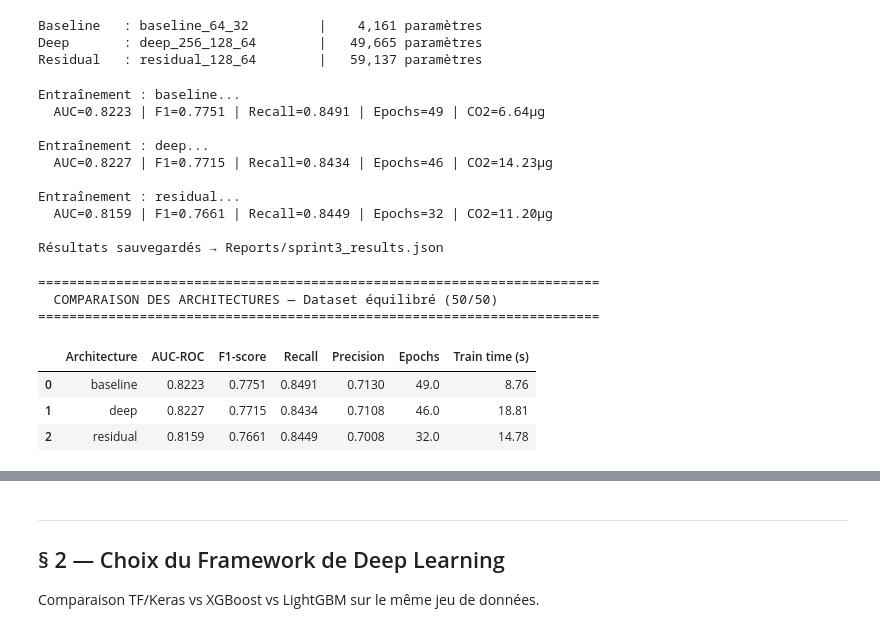
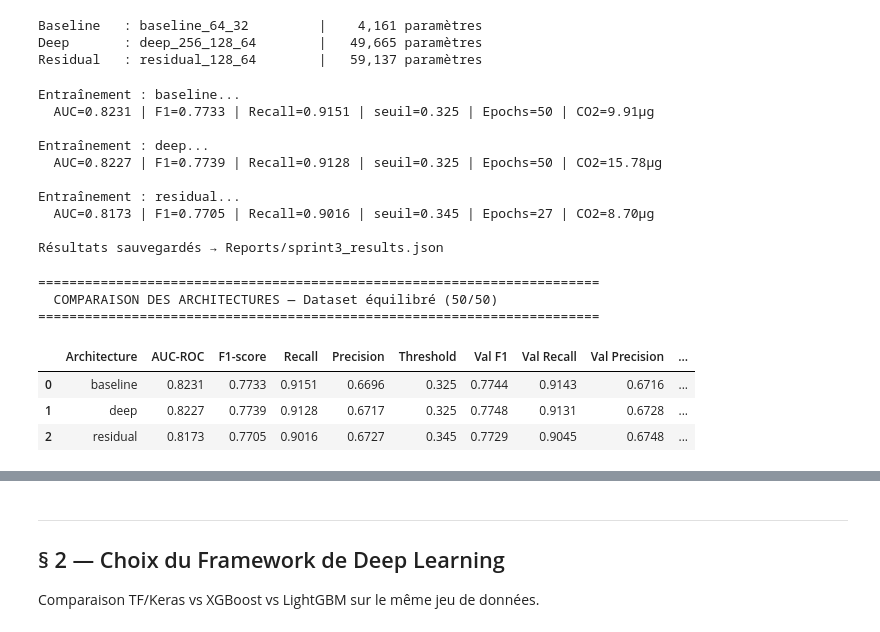
Before and after one commit to Cromano57/BigData, a Jupyter notebook: Notebooks/sprint3_opti.ipynb, the cells around one changed output, grey strips where cells are left out. Cells and saved outputs as stored; diff of their text form; code cells hidden in the pictures.

```diff
--- a/Notebooks/sprint3_opti.ipynb
+++ b/Notebooks/sprint3_opti.ipynb
@@ -238,6 +282,8 @@ for arch_name, build_fn in BUILDERS.items():
             "learning_rate": 1e-3,
             "l2_lambda": 1e-4,
             "patience": 10,
+            "threshold_metric": THRESHOLD_METRIC,
+            "min_precision": MIN_PRECISION,
         })
         mlflow.set_tags({"framework": "TensorFlow/Keras", "sprint": "3"})
 
@@ -253,8 +299,16 @@ for arch_name, build_fn in BUILDERS.items():
         emissions  = tracker.stop()
         co2_kg     = emissions if emissions else 0.0
 
-        metrics = eval_metrics(model, X_test, y_test)
-        metrics.update({"train_time_s": round(train_time, 2),
+        val_prob = model.predict(X_val, verbose=0).ravel()
+        best_threshold, val_metrics, val_score = find_best_threshold(
+            y_val, val_prob, metric=THRESHOLD_METRIC, min_precision=MIN_PRECISION
+        )
+        metrics = eval_metrics(model, X_test, y_test, threshold=best_threshold)
+        metrics.update({"threshold": round(best_threshold, 3),
+                        f"val_{THRESHOLD_METRIC}": round(val_score, 4),
+                        "val_precision": round(val_metrics["precision"], 4),
+                        "val_recall": round(val_metrics["recall"], 4),
+                        "train_time_s": round(train_time, 2),
                         "n_epochs": len(history.history["loss"]),
                         "co2_kg": co2_kg})
 
@@ -269,8 +323,8 @@ for arch_name, build_fn in BUILDERS.items():
         arch_histories[arch_name] = history.history
 
         print(f"  AUC={metrics['auc_roc']} | F1={metrics['f1']} | "
-              f"Recall={metrics['recall']} | Epochs={metrics['n_epochs']} | "
-              f"CO2={co2_kg*1e6:.2f}µg")
+              f"Recall={metrics['recall']} | seuil={best_threshold:.3f} | "
+              f"Epochs={metrics['n_epochs']} | CO2={co2_kg*1e6:.2f}µg")
 
 # Sauvegarde JSON
 with open(REPORT_DIR / "sprint3_results.json", "w") as f:
@@ -278,32 +332,55 @@ with open(REPORT_DIR / "sprint3_results.json", "w") as f:
 print("\nRésultats sauvegardés → Reports/sprint3_results.json")
 # %% [output]
 Entraînement : baseline...
-  AUC=0.8223 | F1=0.7751 | Recall=0.8491 | Epochs=49 | CO2=6.64µg
+  AUC=0.8231 | F1=0.7733 | Recall=0.9151 | seuil=0.325 | Epochs=50 | CO2=9.91µg
 
 Entraînement : deep...
-  AUC=0.8227 | F1=0.7715 | Recall=0.8434 | Epochs=46 | CO2=14.23µg
+  AUC=0.8227 | F1=0.7739 | Recall=0.9128 | seuil=0.325 | Epochs=50 | CO2=15.78µg
 
 Entraînement : residual...
-  AUC=0.8159 | F1=0.7661 | Recall=0.8449 | Epochs=32 | CO2=11.20µg
+  AUC=0.8173 | F1=0.7705 | Recall=0.9016 | seuil=0.345 | Epochs=27 | CO2=8.70µg
 
 Résultats sauvegardés → Reports/sprint3_results.json
 # %%
 # ── Tableau comparatif ───────────────────────────────────────────────
 df_arch = pd.DataFrame(arch_results).T.reset_index()
-df_arch.columns = ["Architecture", "Accuracy", "AUC-ROC", "F1-score",
-                   "Precision", "Recall", "Train time (s)", "Epochs", "CO2 (kg)"]
+
+# Renommage robuste (indépendant du nombre total de métriques loguées)
+df_arch = df_arch.rename(columns={
+    "index": "Architecture",
+    "accuracy": "Accuracy",
+    "auc_roc": "AUC-ROC",
+    "f1": "F1-score",
+    "precision": "Precision",
+    "recall": "Recall",
+    "train_time_s": "Train time (s)",
+    "n_epochs": "Epochs",
+    "co2_kg": "CO2 (kg)",
+    "threshold": "Threshold",
+    "val_f1": "Val F1",
+    "val_recall": "Val Recall",
+    "val_precision": "Val Precision",
+})
+
 print("=" * 72)
 print("  COMPARAISON DES ARCHITECTURES — Dataset équilibré (50/50)")
 print("=" * 72)
-display(df_arch[["Architecture","AUC-ROC","F1-score","Recall","Precision","Epochs","Train time (s)"]])
+
+display_cols = [
+    "Architecture", "AUC-ROC", "F1-score", "Recall", "Precision",
+    "Threshold", "Val F1", "Val Recall", "Val Precision",
+    "Epochs", "Train time (s)", "CO2 (kg)"
+]
+available_cols = [c for c in display_cols if c in df_arch.columns]
+display(df_arch[available_cols])
 # %% [output]
 ========================================================================
   COMPARAISON DES ARCHITECTURES — Dataset équilibré (50/50)
 ========================================================================
-|  | Architecture | AUC-ROC | F1-score | Recall | Precision | Epochs | Train time (s) |
-| 0 | baseline | 0.8223 | 0.7751 | 0.8491 | 0.7130 | 49.0 | 8.76 |
-| 1 | deep | 0.8227 | 0.7715 | 0.8434 | 0.7108 | 46.0 | 18.81 |
-| 2 | residual | 0.8159 | 0.7661 | 0.8449 | 0.7008 | 32.0 | 14.78 |
+|  | Architecture | AUC-ROC | F1-score | Recall | Precision | Threshold | Val F1 | Val Recall | Val Precision | ... |
+| 0 | baseline | 0.8231 | 0.7733 | 0.9151 | 0.6696 | 0.325 | 0.7744 | 0.9143 | 0.6716 | ... |
+| 1 | deep | 0.8227 | 0.7739 | 0.9128 | 0.6717 | 0.325 | 0.7748 | 0.9131 | 0.6728 | ... |
+| 2 | residual | 0.8173 | 0.7705 | 0.9016 | 0.6727 | 0.345 | 0.7729 | 0.9045 | 0.6748 | ... |
 # %%
 # ── Courbes d'entraînement ───────────────────────────────────────────
 fig, axes = plt.subplots(1, 3, figsize=(16, 4))
```
Also changed, not shown: parts of 18 cells of this notebook, 2 other files.
